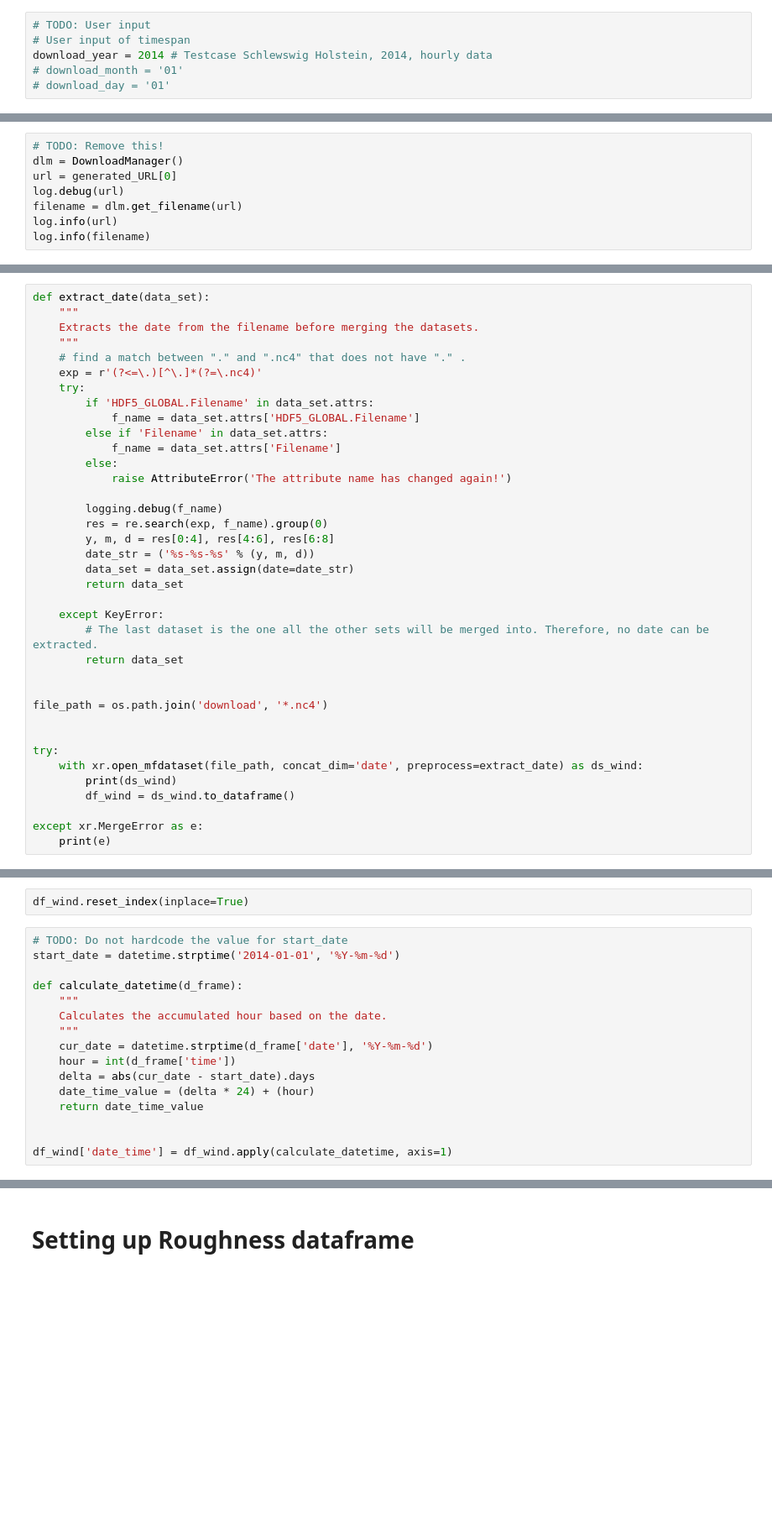
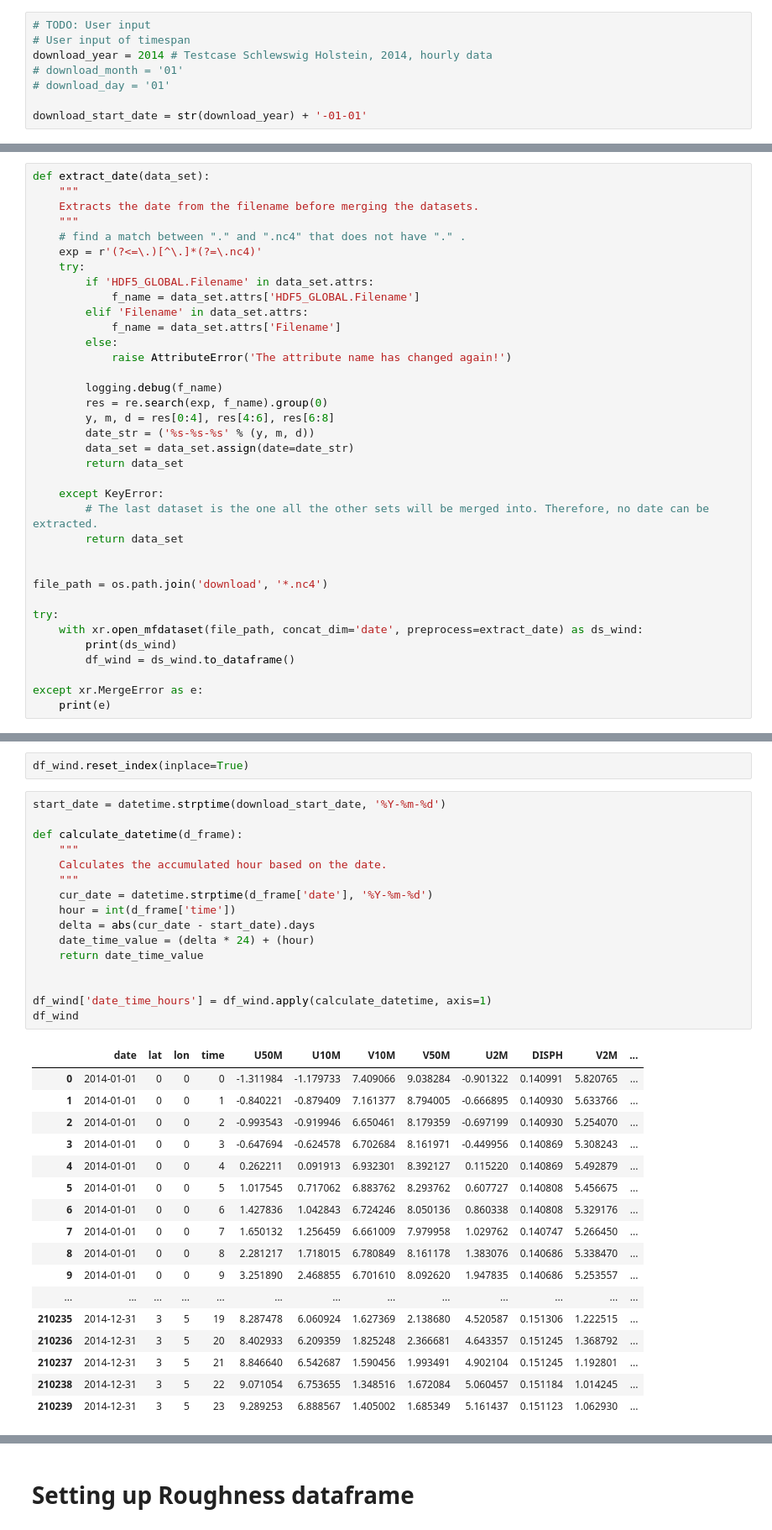
Before and after one commit to Open-Power-System-Data/weather_data, a Jupyter notebook: weather_data_2_download.ipynb, the cells around one changed output, grey strips where cells are left out. Shown: that part at 84% size. Saved outputs shown, nothing was run; the diff lists cells and outputs as text; blank space fills up the shorter version.

```diff
--- a/weather_data_2_download.ipynb
+++ b/weather_data_2_download.ipynb
@@ -134,6 +137,8 @@ Definition of desired timespan data is needed for. (Optional: daily, monthly, ye
 download_year = 2014 # Testcase Schlewswig Holstein, 2014, hourly data
 # download_month = '01'
 # download_day = '01'
+
+download_start_date = str(download_year) + '-01-01'
 # %% [markdown]
 ### Geography coordinates
 Definition of desired coordinates (rectangular area) data is needed for -> corner coordinates input
@@ -288,9 +296 @@ log.debug(generated_URL[0])
-# %%
-# TODO: Remove this!
-dlm = DownloadManager()
-url = generated_URL[0]
-log.debug(url)
-filename = dlm.get_filename(url)
-log.info(url)
-log.info(filename)
 # %% [markdown]
@@ -364,7 +383,7 @@ def extract_date(data_set):
     try:
         if 'HDF5_GLOBAL.Filename' in data_set.attrs:
             f_name = data_set.attrs['HDF5_GLOBAL.Filename']
-        else if 'Filename' in data_set.attrs:
+        elif 'Filename' in data_set.attrs:
             f_name = data_set.attrs['Filename']
         else:
             raise AttributeError('The attribute name has changed again!')
@@ -383,7 +402,6 @@ def extract_date(data_set):
 
 file_path = os.path.join('download', '*.nc4')
 
-
 try:
     with xr.open_mfdataset(file_path, concat_dim='date', preprocess=extract_date) as ds_wind:
         print(ds_wind)
@@ -394,18 +428,36 @@ except xr.MergeError as e:
 # %%
 df_wind.reset_index(inplace=True)
 # %%
-# TODO: Do not hardcode the value for start_date
-start_date = datetime.strptime('2014-01-01', '%Y-%m-%d')
+start_date = datetime.strptime(download_start_date, '%Y-%m-%d')
 
 def calculate_datetime(d_frame):
     """
     Calculates the accumulated hour based on the date.
     """
     cur_date = datetime.strptime(d_frame['date'], '%Y-%m-%d')
     hour = int(d_frame['time'])
     delta = abs(cur_date - start_date).days
     date_time_value = (delta * 24) + (hour)
     return date_time_value
 
 
-df_wind['date_time'] = df_wind.apply(calculate_datetime, axis=1)
+df_wind['date_time_hours'] = df_wind.apply(calculate_datetime, axis=1)
+df_wind
+# %% [output]
+|  | date | lat | lon | time | U50M | U10M | V10M | V50M | U2M | DISPH | V2M | ... |
+| 0 | 2014-01-01 | 0 | 0 | 0 | -1.311984 | -1.179733 | 7.409066 | 9.038284 | -0.901322 | 0.140991 | 5.820765 | ... |
+| 1 | 2014-01-01 | 0 | 0 | 1 | -0.840221 | -0.879409 | 7.161377 | 8.794005 | -0.666895 | 0.140930 | 5.633766 | ... |
+| 2 | 2014-01-01 | 0 | 0 | 2 | -0.993543 | -0.919946 | 6.650461 | 8.179359 | -0.697199 | 0.140930 | 5.254070 | ... |
+| 3 | 2014-01-01 | 0 | 0 | 3 | -0.647694 | -0.624578 | 6.702684 | 8.161971 | -0.449956 | 0.140869 | 5.308243 | ... |
+| 4 | 2014-01-01 | 0 | 0 | 4 | 0.262211 | 0.091913 | 6.932301 | 8.392127 | 0.115220 | 0.140869 | 5.492879 | ... |
+| 5 | 2014-01-01 | 0 | 0 | 5 | 1.017545 | 0.717062 | 6.883762 | 8.293762 | 0.607727 | 0.140808 | 5.456675 | ... |
+| 6 | 2014-01-01 | 0 | 0 | 6 | 1.427836 | 1.042843 | 6.724246 | 8.050136 | 0.860338 | 0.140808 | 5.329176 | ... |
+| 7 | 2014-01-01 | 0 | 0 | 7 | 1.650132 | 1.256459 | 6.661009 | 7.979958 | 1.029762 | 0.140747 | 5.266450 | ... |
+| 8 | 2014-01-01 | 0 | 0 | 8 | 2.281217 | 1.718015 | 6.780849 | 8.161178 | 1.383076 | 0.140686 | 5.338470 | ... |
+| 9 | 2014-01-01 | 0 | 0 | 9 | 3.251890 | 2.468855 | 6.701610 | 8.092620 | 1.947835 | 0.140686 | 5.253557 | ... |
+| ... | ... | ... | ... | ... | ... | ... | ... | ... | ... | ... | ... | ... |
+| 210235 | 2014-12-31 | 3 | 5 | 19 | 8.287478 | 6.060924 | 1.627369 | 2.138680 | 4.520587 | 0.151306 | 1.222515 | ... |
+| 210236 | 2014-12-31 | 3 | 5 | 20 | 8.402933 | 6.209359 | 1.825248 | 2.366681 | 4.643357 | 0.151245 | 1.368792 | ... |
+| 210237 | 2014-12-31 | 3 | 5 | 21 | 8.846640 | 6.542687 | 1.590456 | 1.993491 | 4.902104 | 0.151245 | 1.192801 | ... |
+| 210238 | 2014-12-31 | 3 | 5 | 22 | 9.071054 | 6.753655 | 1.348516 | 1.672084 | 5.060457 | 0.151184 | 1.014245 | ... |
+| 210239 | 2014-12-31 | 3 | 5 | 23 | 9.289253 | 6.888567 | 1.405002 | 1.685349 | 5.161437 | 0.151123 | 1.062930 | ... |
```
Also changed, not shown: parts of 29 cells of this notebook.
